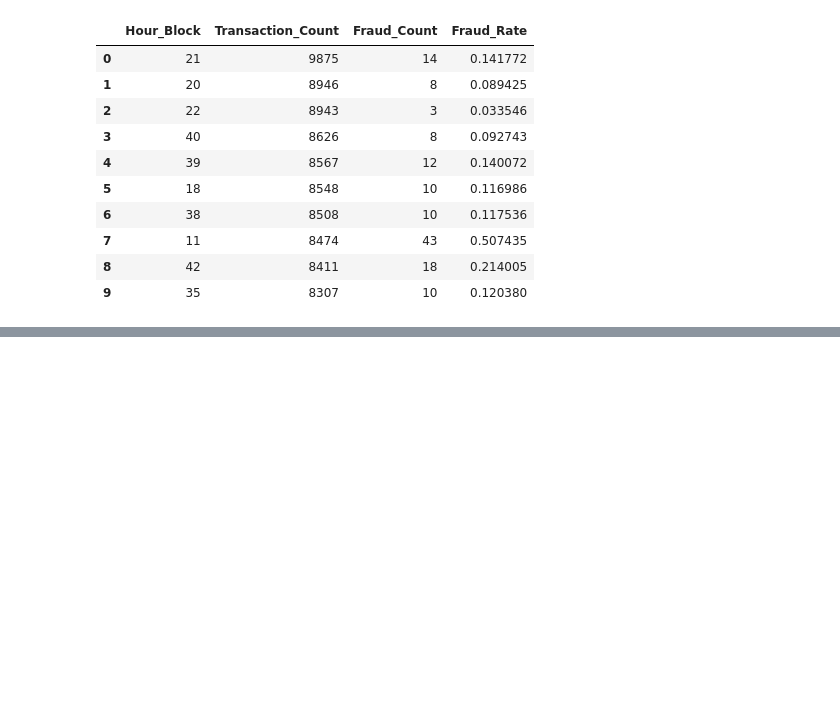
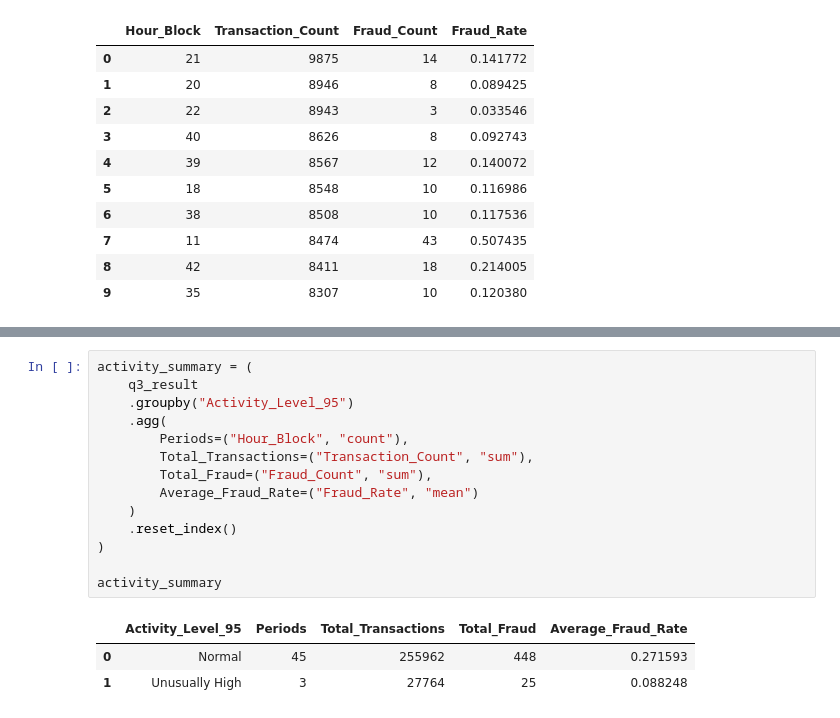
Before and after one commit to Yvonneamg/Credit_Card_Fraud_Detection, a Jupyter notebook: fraud_detection_final.ipynb, the cells around one changed output, grey strips where cells are left out. Drawn from its saved outputs; the diff is of its cells as text; blank space fills up the shorter version.

```diff
--- a/fraud_detection_final.ipynb
+++ b/fraud_detection_final.ipynb
@@ -883,0 +1015,18 @@ q3_result.head(20)
+# %%
+activity_summary = (
+    q3_result
+    .groupby("Activity_Level_95")
+    .agg(
+        Periods=("Hour_Block", "count"),
+        Total_Transactions=("Transaction_Count", "sum"),
+        Total_Fraud=("Fraud_Count", "sum"),
+        Average_Fraud_Rate=("Fraud_Rate", "mean")
+    )
+    .reset_index()
+)
+
+activity_summary
+# %% [output]
+|  | Activity_Level_95 | Periods | Total_Transactions | Total_Fraud | Average_Fraud_Rate |
+| 0 | Normal | 45 | 255962 | 448 | 0.271593 |
+| 1 | Unusually High | 3 | 27764 | 25 | 0.088248 |
```
Also changed, not shown: parts of 7 cells of this notebook, 2 other files.
